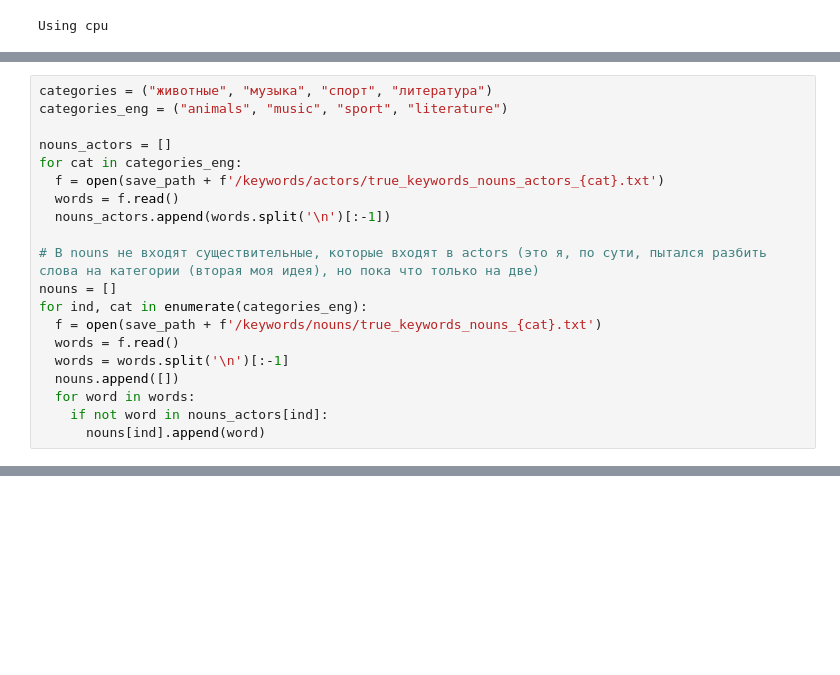
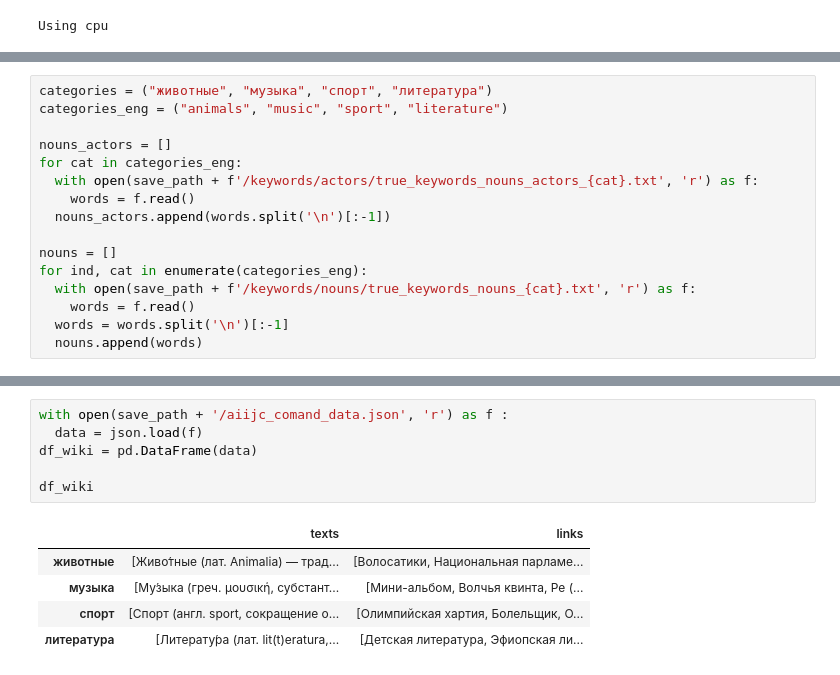
Before and after one commit to sergak0/AIIJC, a Jupyter notebook: Mitya/BERT_Final.ipynb, the cells around one changed output, grey strips where cells are left out. Drawn from its saved outputs; the diff is of its cells as text; blank space fills up the shorter version.

```diff
--- a/Mitya/BERT_Final.ipynb
+++ b/Mitya/BERT_Final.ipynb
@@ -69,17 +83,13 @@ categories_eng = ("animals", "music", "sport", "literature")
 
 nouns_actors = []
 for cat in categories_eng:
-  f = open(save_path + f'/keywords/actors/true_keywords_nouns_actors_{cat}.txt')
-  words = f.read()
+  with open(save_path + f'/keywords/actors/true_keywords_nouns_actors_{cat}.txt', 'r') as f:
+    words = f.read()
   nouns_actors.append(words.split('\n')[:-1])
 
-# В nouns не входят существительные, которые входят в actors (это я, по сути, пытался разбить слова на категории (вторая моя идея), но пока что только на две)
 nouns = []
 for ind, cat in enumerate(categories_eng):
-  f = open(save_path + f'/keywords/nouns/true_keywords_nouns_{cat}.txt')
-  words = f.read()
+  with open(save_path + f'/keywords/nouns/true_keywords_nouns_{cat}.txt', 'r') as f:
+    words = f.read()
   words = words.split('\n')[:-1]
-  nouns.append([])
-  for word in words:
-    if not word in nouns_actors[ind]:
-      nouns[ind].append(word)
+  nouns.append(words)
@@ -146,0 +181,12 @@ attention_masks = [[1 if i != '[PAD]' else 0 for i in seq] for seq in train_inpu
+# %%
+with open(save_path + '/aiijc_comand_data.json', 'r') as f :
+  data = json.load(f)
+df_wiki = pd.DataFrame(data)
+
+df_wiki
+# %% [output]
+|  | texts | links |
+| животные | [Живо́тные (лат. Animalia) — трад... | [Волосатики, Национальная парламе... |
+| музыка | [Му́зыка (греч. μουσική, субстант... | [Мини-альбом, Волчья квинта, Ре (... |
+| спорт | [Спорт (англ. sport, сокращение о... | [Олимпийская хартия, Болельщик, О... |
+| литература | [Литерату́ра (лат. lit(t)eratura,... | [Детская литература, Эфиопская ли... |
```
Also changed, not shown: parts of 31 cells of this notebook.
